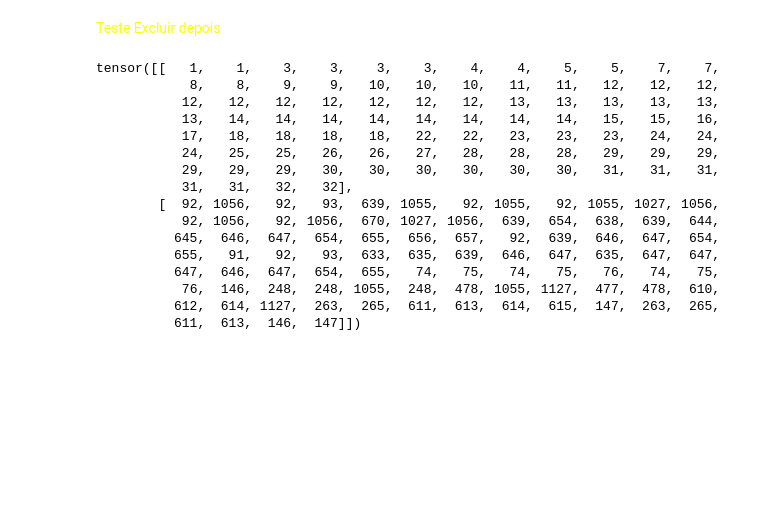
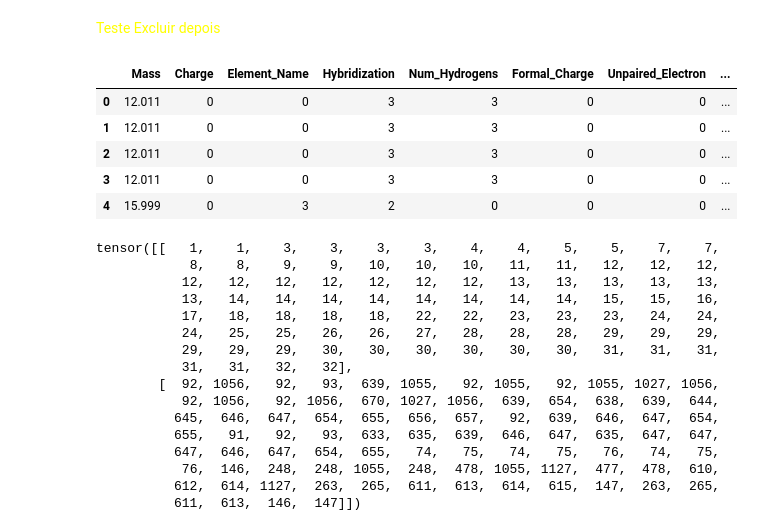
Before and after one commit to glauco-endrigo/BindRanker, a Jupyter notebook: Datafactory/Dataforge.ipynb, the cells around one changed output. Cells and saved outputs as stored; diff of their text form; code cells hidden in the pictures; blank space fills up the shorter version.

```diff
--- a/Datafactory/Dataforge.ipynb
+++ b/Datafactory/Dataforge.ipynb
@@ -487,8 +636,15 @@ for pdb in tqdm(pdbs, desc = "Processing PDBs"):
         ligand_path =   f"{config.set}/{pdb}/results/pose_{pose}.pdb"
         protein_path =  f"{config.set}/{pdb}/{pdb}_protein_fixed.pdb"
 
-        lig_atoms_prop[pdb][pose] = atom_ligand_extractor.extract_properties(ids_lig_with_poses[pdb][pose], config.node_descriptors, ligand_path)#.drop(columns = 'Name')
-        rec_atoms_prop[pdb][pose] = atom_receptor_extractor.extract_properties(ids_rec_with_poses[pdb][pose], config.node_descriptors, protein_path)#.drop(columns = 'Name')
+        lig = atom_ligand_extractor.extract_properties(ids_lig_with_poses[pdb][pose], config.node_descriptors, ligand_path)
+        lig_atoms_prop[pdb][pose] = lig
+
+        try:
+            rec = atom_receptor_extractor.extract_properties(ids_rec_with_poses[pdb][pose], config.node_descriptors, protein_path)#.drop(columns = 'Name')
+            #rec = pd.concat([rec, df[(df['pdb']==pdb) & (df['pose']==str(pose))].iloc[:,13:]], axis = 1)
+            rec_atoms_prop[pdb][pose] = rec
+        except Exception as e:
+            print(e)
 
         df_dict[pdb][pose] = df[(df['pdb']==pdb) & (df['pose']==str(pose))]
         #print(rec_atoms_prop[pdb][pose].shape)
@@ -529,6 +685,15 @@ Obs: For 3gr2 pose 10 we have nothing!
 # %%
 pdb = '4eor'
 pose = 1
+# %%
+rec_atoms_prop[pdb][pose].head()
+# %% [output]
+|  | Mass | Charge | Element_Name | Hybridization | Num_Hydrogens | Formal_Charge | Unpaired_Electron | ... |
+| 0 | 12.011 | 0 | 0 | 3 | 3 | 0 | 0 | ... |
+| 1 | 12.011 | 0 | 0 | 3 | 3 | 0 | 0 | ... |
+| 2 | 12.011 | 0 | 0 | 3 | 3 | 0 | 0 | ... |
+| 3 | 12.011 | 0 | 0 | 3 | 3 | 0 | 0 | ... |
+| 4 | 15.999 | 0 | 3 | 2 | 0 | 0 | 0 | ... |
 # %%
 edge_index = torch.tensor(np.array([df_dict[pdb][pose]["ligand_atom_index"].astype("int64"),
                                     df_dict[pdb][pose]["receptor_atom_index"].astype("int64")]))
```
Also changed, not shown: parts of 62 cells of this notebook, 3 other files.
